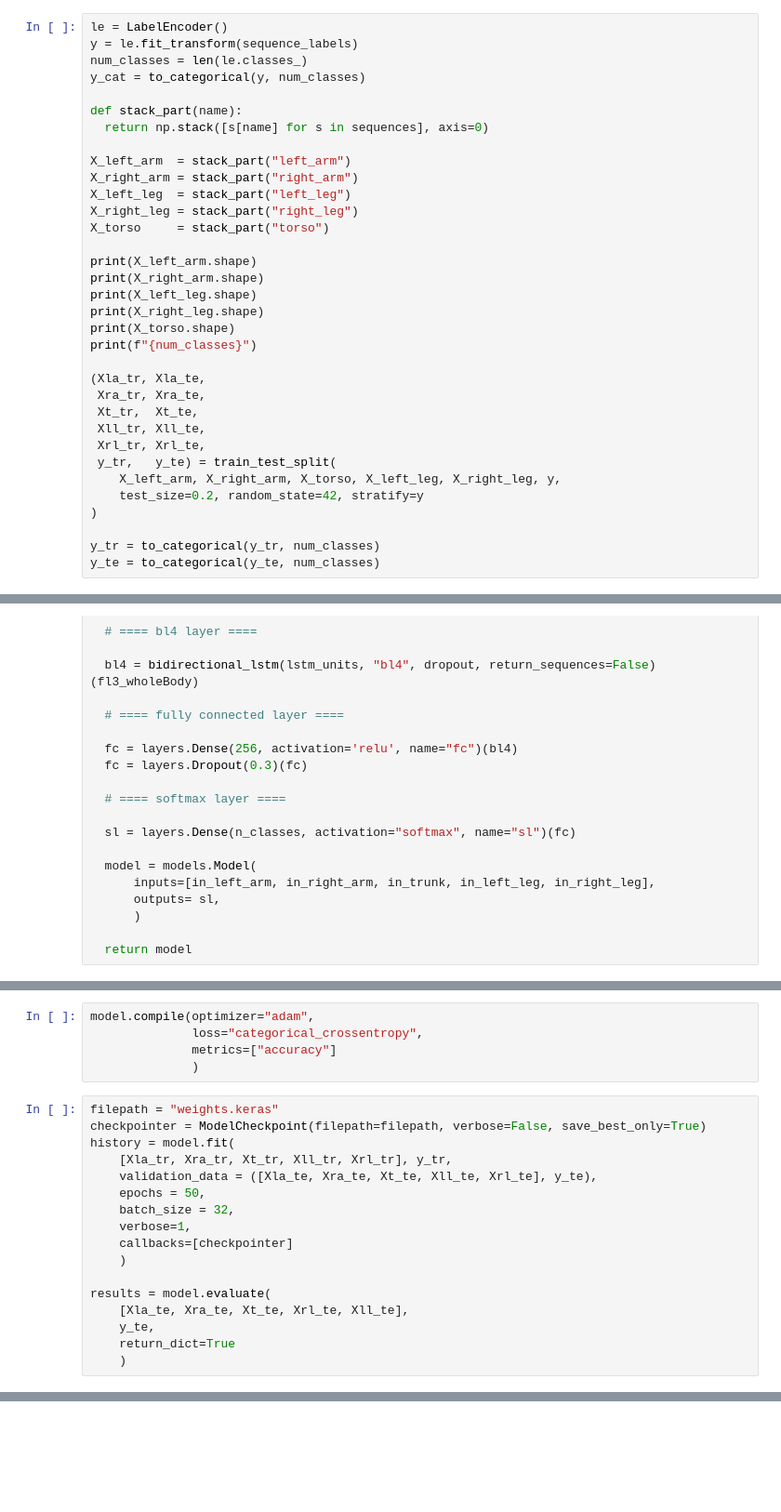
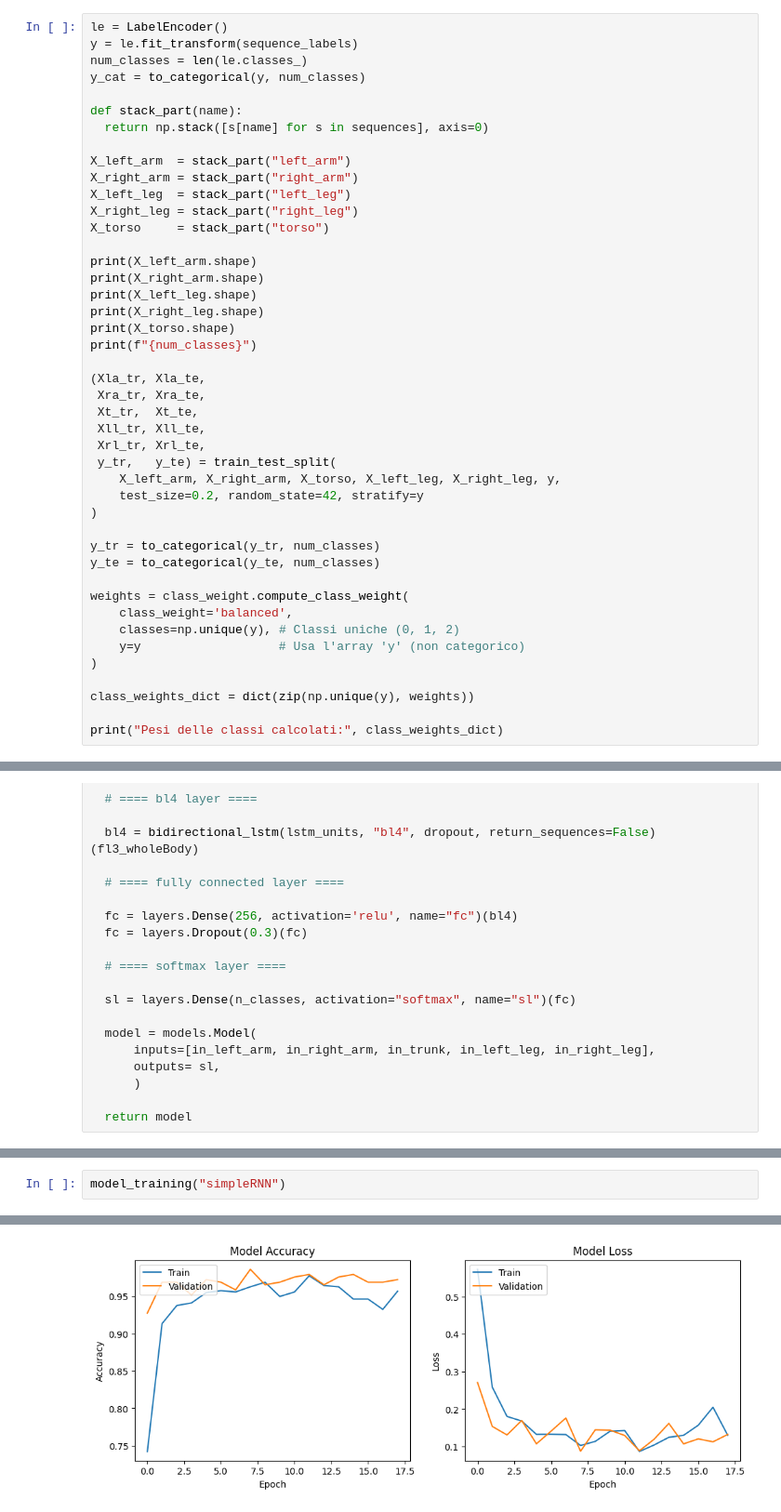
Before and after one commit to Svanzi/Tennis-Shot-Recognition, a Jupyter notebook: Shot_Classification.ipynb, the cells around one changed output, grey strips where cells are left out. Shown at 93% size. Cells and saved outputs as stored; diff of their text form; blank space fills up the shorter version.

```diff
--- a/Shot_Classification.ipynb
+++ b/Shot_Classification.ipynb
@@ -191,4 +192,14 @@ print(f"{num_classes}")
 
 y_tr = to_categorical(y_tr, num_classes)
 y_te = to_categorical(y_te, num_classes)
+
+weights = class_weight.compute_class_weight(
+    class_weight='balanced',
+    classes=np.unique(y), # Classi uniche (0, 1, 2)
+    y=y                   # Usa l'array 'y' (non categorico)
+)
+
+class_weights_dict = dict(zip(np.unique(y), weights))
+
+print("Pesi delle classi calcolati:", class_weights_dict)
 # %% [output]
@@ -358,22 +329,0 @@ Model: "functional"
-# %%
-model.compile(optimizer="adam",
-              loss="categorical_crossentropy",
-              metrics=["accuracy"]
-              )
-# %%
-filepath = "weights.keras"
-checkpointer = ModelCheckpoint(filepath=filepath, verbose=False, save_best_only=True)
-history = model.fit(
-    [Xla_tr, Xra_tr, Xt_tr, Xll_tr, Xrl_tr], y_tr,
-    validation_data = ([Xla_te, Xra_te, Xt_te, Xll_te, Xrl_te], y_te),
-    epochs = 50,
-    batch_size = 32,
-    verbose=1,
-    callbacks=[checkpointer]
-    )
-
-results = model.evaluate(
-    [Xla_te, Xra_te, Xt_te, Xrl_te, Xll_te],
-    y_te,
-    return_dict=True
-    )
@@ -443,0 +473,3 @@ plt.show()
+# %%
+model_training("simpleRNN")
+# %% [output]
@@ -443,0 +521 @@ plt.show()
+[figure, added]
```
Also changed, not shown: parts of 18 cells of this notebook.
